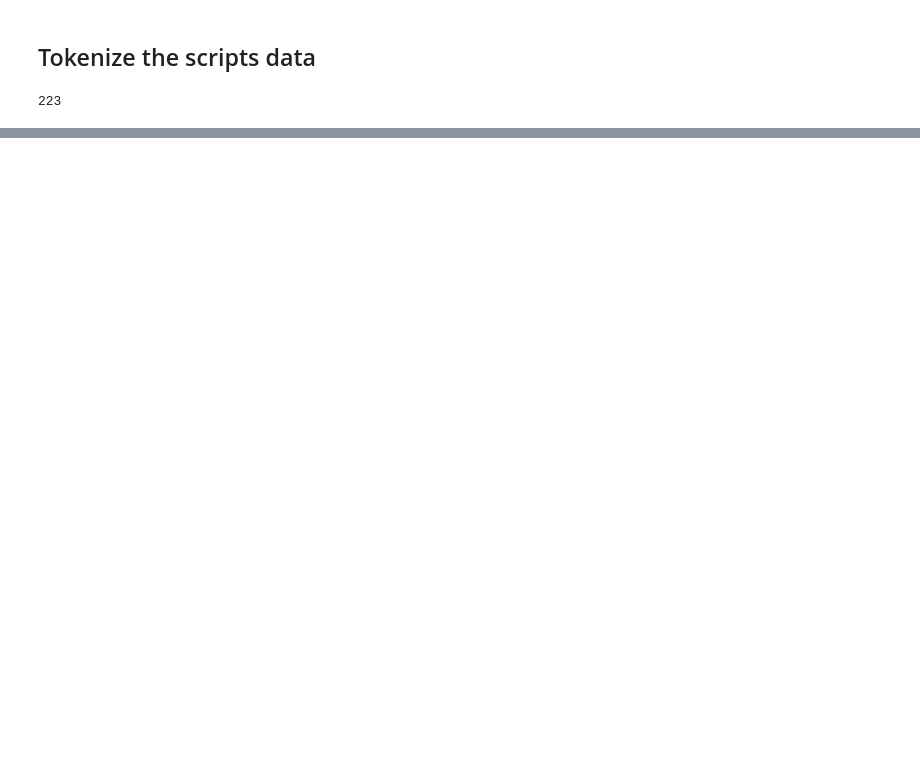
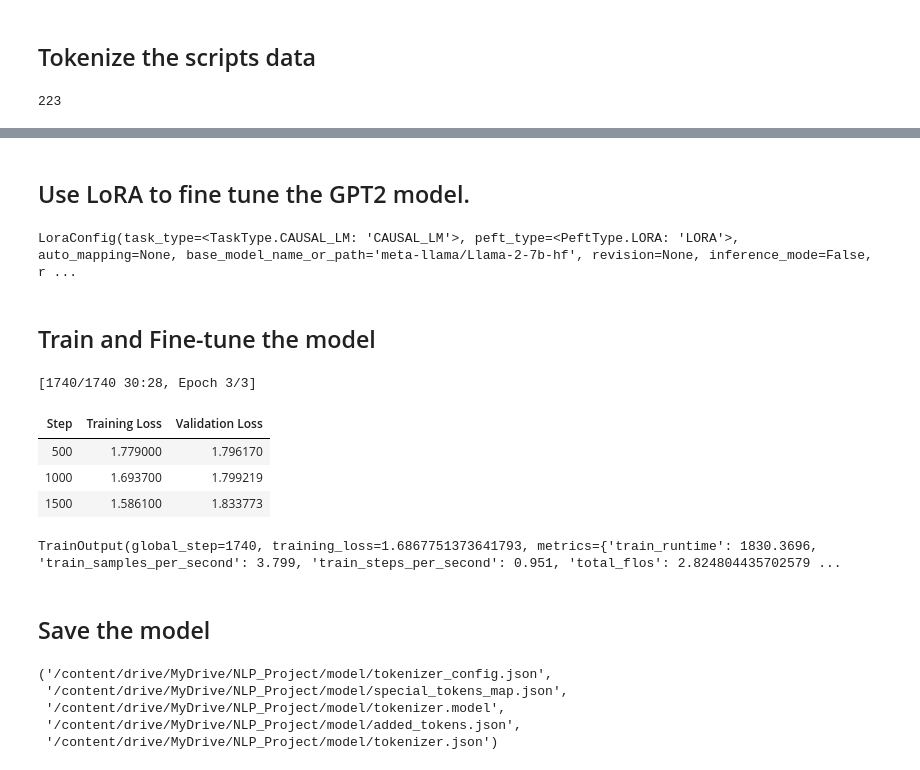
Before and after one commit to JustinQY/NLP_Project, a Jupyter notebook: Project.ipynb, the cells around one changed output, grey strips where cells are left out. Drawn from its saved outputs; the diff is of its cells as text; code cells hidden in the pictures; blank space fills up the shorter version.

```diff
--- a/Project.ipynb
+++ b/Project.ipynb
@@ -339,0 +159,14 @@ Monica: No way! No, I can't see anyone tonight. (They stare at each other.) Wait
+# %%
+custom_model = utils.CustomModel(
+    llama_2_7,
+    data_preprocessor.tokenizer,
+    data_preprocessor.train_set,
+    data_preprocessor.val_set,
+    lr=2e-4,
+    warmup=0.03,
+    L2=0.05,
+    batch_size=4,
+    epochs=3,
+    enable_lora=True,
+    enable_bitsbytes=True
+)
@@ -339,0 +208,28 @@ Monica: No way! No, I can't see anyone tonight. (They stare at each other.) Wait
+# %% [markdown]
+## Use LoRA to fine tune the GPT2 model.
+# %%
+custom_model.lora
+# %% [output]
+LoraConfig(task_type=<TaskType.CAUSAL_LM: 'CAUSAL_LM'>, peft_type=<PeftType.LORA: 'LORA'>, auto_mapping=None, base_model_name_or_path='meta-llama/Llama-2-7b-hf', revision=None, inference_mode=False, r ...
+# %% [markdown]
+## Train and Fine-tune the model
+# %%
+custom_model.trainer.train()
+# %% [output]
+[1740/1740 30:28, Epoch 3/3]
+| Step | Training Loss | Validation Loss |
+| 500 | 1.779000 | 1.796170 |
+| 1000 | 1.693700 | 1.799219 |
+| 1500 | 1.586100 | 1.833773 |
+TrainOutput(global_step=1740, training_loss=1.6867751373641793, metrics={'train_runtime': 1830.3696, 'train_samples_per_second': 3.799, 'train_steps_per_second': 0.951, 'total_flos': 2.824804435702579 ...
+# %% [markdown]
+## Save the model
+# %%
+custom_model.trainer.save_model(output_path)
+custom_model.tokenizer.save_pretrained(output_path)
+# %% [output]
+('/content/drive/MyDrive/NLP_Project/model/tokenizer_config.json',
+ '/content/drive/MyDrive/NLP_Project/model/special_tokens_map.json',
+ '/content/drive/MyDrive/NLP_Project/model/tokenizer.model',
+ '/content/drive/MyDrive/NLP_Project/model/added_tokens.json',
+ '/content/drive/MyDrive/NLP_Project/model/tokenizer.json')
```
Also changed, not shown: parts of 59 cells of this notebook, 32 other files.
